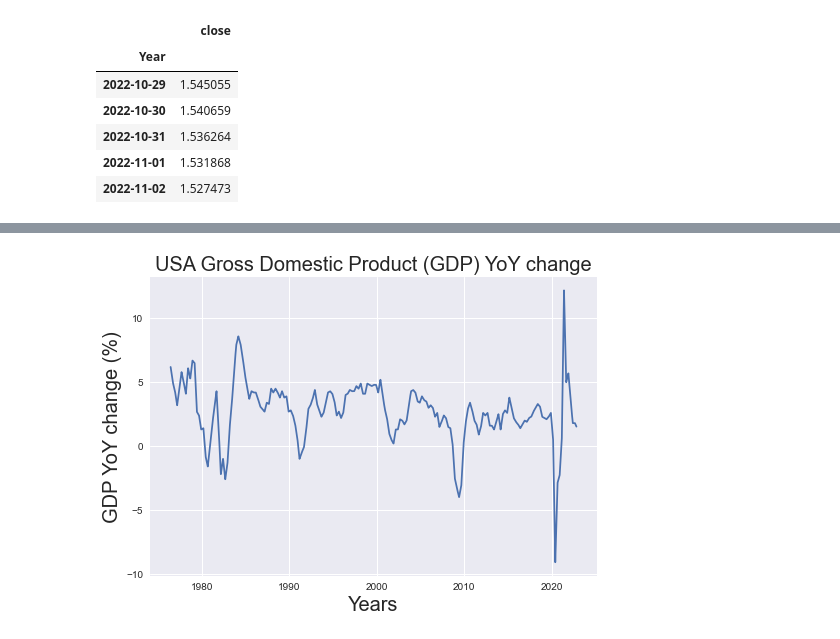
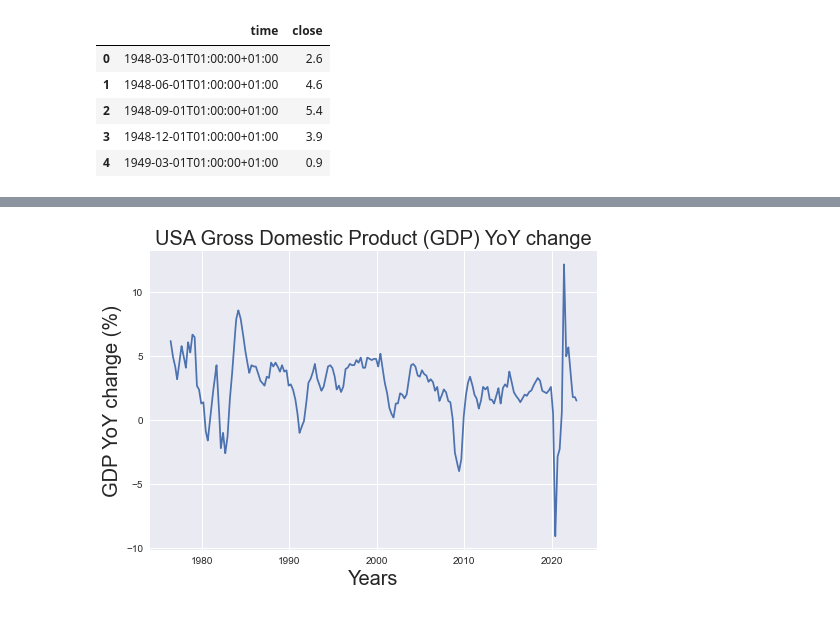
Before and after one commit to litosmunoz/Introduction-to-Quantitative-Trading, a Jupyter notebook: indicators_graphs/Growth_cycle/gdp.ipynb, the cells around one changed output, grey strips where cells are left out. Saved outputs shown, nothing was run; the diff lists cells and outputs as text; code cells hidden in the pictures.

```diff
--- a/indicators_graphs/Growth_cycle/gdp.ipynb
+++ b/indicators_graphs/Growth_cycle/gdp.ipynb
@@ -10,15 +10,14 @@ sns.set_style("white")
 # %%
 gdp = pd.read_csv ('../../dataset/Indicators/gdp.csv', encoding='unicode_escape')
 # %%
-gdp.tail()
+gdp.head()
 # %% [output]
-|  | close |
-| Year |  |
-| 2022-10-29 | 1.545055 |
-| 2022-10-30 | 1.540659 |
-| 2022-10-31 | 1.536264 |
-| 2022-11-01 | 1.531868 |
-| 2022-11-02 | 1.527473 |
+|  | time | close |
+| 0 | 1948-03-01T01:00:00+01:00 | 2.6 |
+| 1 | 1948-06-01T01:00:00+01:00 | 4.6 |
+| 2 | 1948-09-01T01:00:00+01:00 | 5.4 |
+| 3 | 1948-12-01T01:00:00+01:00 | 3.9 |
+| 4 | 1949-03-01T01:00:00+01:00 | 0.9 |
 # %%
 def cleaned_indicator(df):
     df['time'] = df['time'].str.extract('(\d{4}-\d{2}-\d{2})', expand=True)
```
Also changed, not shown: parts of 2 cells of this notebook, 2 other files.
